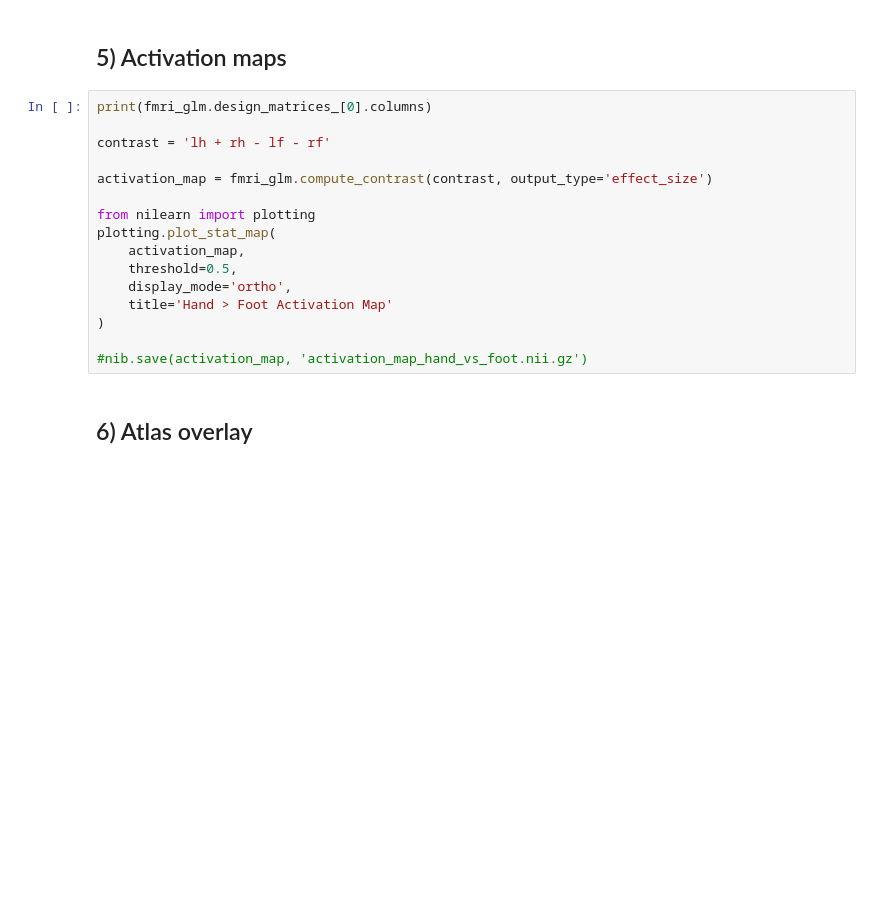
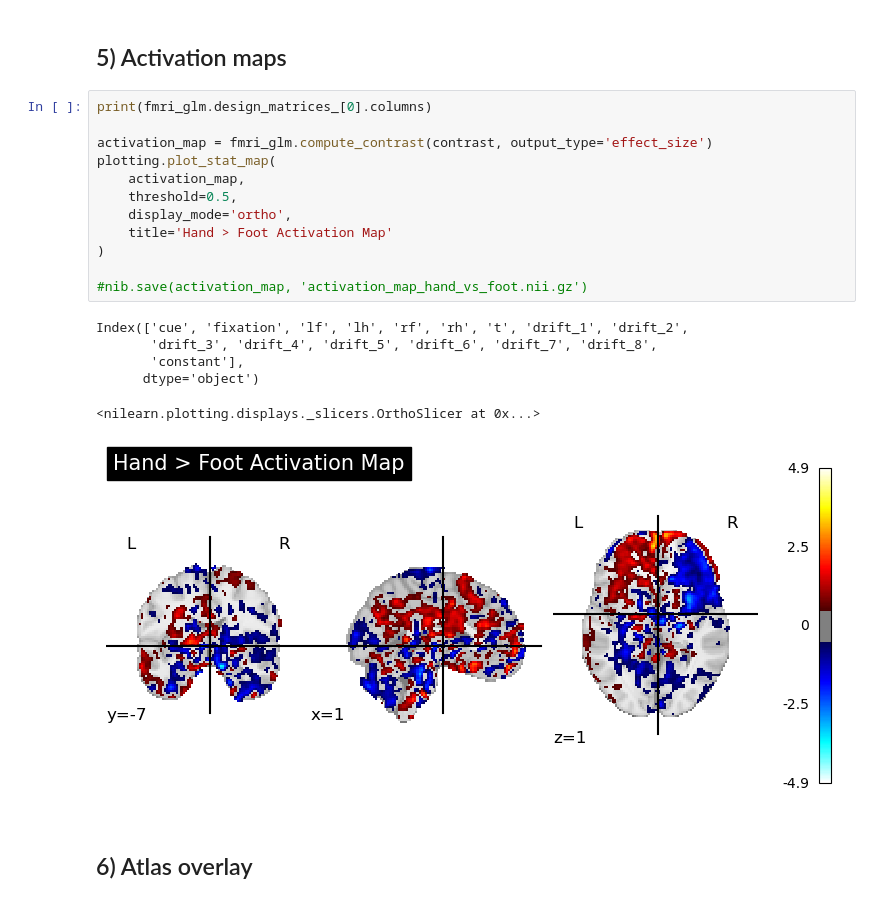
Before and after one commit to zoeepfl/NX-NSSP, a Jupyter notebook: Mini_Projet_1.ipynb, the cells around one changed output. Cells and saved outputs as stored; diff of their text form; blank space fills up the shorter version.

```diff
--- a/Mini_Projet_1.ipynb
+++ b/Mini_Projet_1.ipynb
@@ -546,19 +575,22 @@ for reg in cols_to_keep:
 # %%
 print(fmri_glm.design_matrices_[0].columns)
 
-contrast = 'lh + rh - lf - rf'
-
 activation_map = fmri_glm.compute_contrast(contrast, output_type='effect_size')
-
-from nilearn import plotting
 plotting.plot_stat_map(
     activation_map,
     threshold=0.5,
     display_mode='ortho',
     title='Hand > Foot Activation Map'
 )
 
 #nib.save(activation_map, 'activation_map_hand_vs_foot.nii.gz')
+# %% [output]
+Index(['cue', 'fixation', 'lf', 'lh', 'rf', 'rh', 't', 'drift_1', 'drift_2',
+       'drift_3', 'drift_4', 'drift_5', 'drift_6', 'drift_7', 'drift_8',
+       'constant'],
+      dtype='object')
+<nilearn.plotting.displays._slicers.OrthoSlicer at 0x...>
+[figure, added]
 # %% [markdown]
 ## 6) Atlas overlay
 # %%
```
Also changed, not shown: parts of 8 cells of this notebook.
